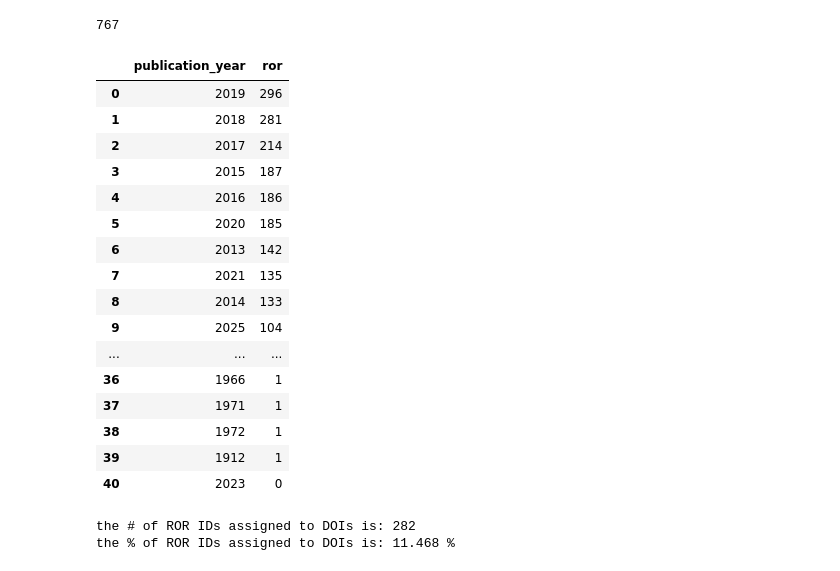
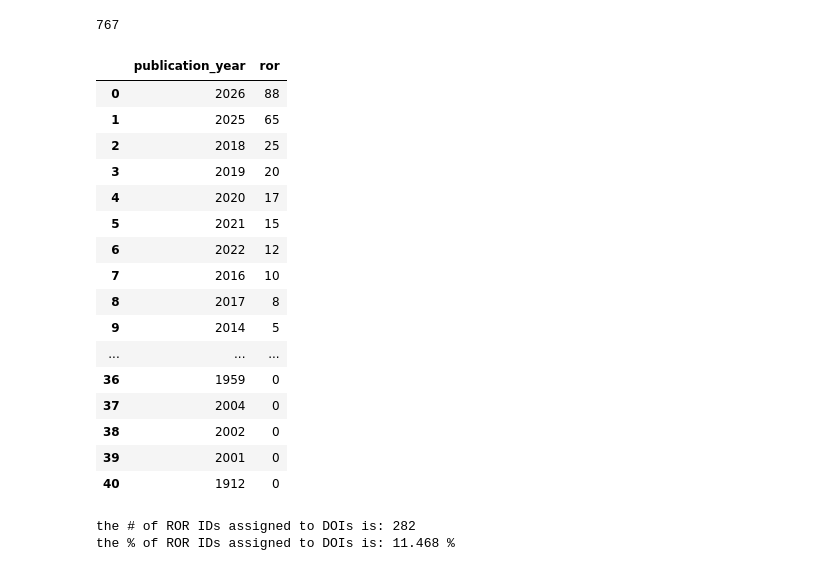
Before and after one commit to senderrr/OpenAlex, a Jupyter notebook: OpenAlexSourceVisuals.ipynb, the cells around one changed output. Saved outputs shown, nothing was run; the diff lists cells and outputs as text; code cells hidden in the pictures.

Commit message:
notna() correction

```diff
--- a/OpenAlexSourceVisuals.ipynb
+++ b/OpenAlexSourceVisuals.ipynb
@@ -51,25 +51,25 @@ df['ror'].isna().sum(), df['orcid'].isna().sum()
 # %% [output]
 767
 # %%
-df['ror'].isna().groupby(df['publication_year']).sum().reset_index().sort_values(by=['ror'], ascending=False).reset_index(drop=True)
+df['ror'].notna().groupby(df['publication_year']).sum().reset_index().sort_values(by=['ror'], ascending=False).reset_index(drop=True)
 # %% [output]
 |  | publication_year | ror |
-| 0 | 2019 | 296 |
-| 1 | 2018 | 281 |
-| 2 | 2017 | 214 |
-| 3 | 2015 | 187 |
-| 4 | 2016 | 186 |
-| 5 | 2020 | 185 |
-| 6 | 2013 | 142 |
-| 7 | 2021 | 135 |
-| 8 | 2014 | 133 |
-| 9 | 2025 | 104 |
+| 0 | 2026 | 88 |
+| 1 | 2025 | 65 |
+| 2 | 2018 | 25 |
+| 3 | 2019 | 20 |
+| 4 | 2020 | 17 |
+| 5 | 2021 | 15 |
+| 6 | 2022 | 12 |
+| 7 | 2016 | 10 |
+| 8 | 2017 | 8 |
+| 9 | 2014 | 5 |
 | ... | ... | ... |
-| 36 | 1966 | 1 |
-| 37 | 1971 | 1 |
-| 38 | 1972 | 1 |
-| 39 | 1912 | 1 |
-| 40 | 2023 | 0 |
+| 36 | 1959 | 0 |
+| 37 | 2004 | 0 |
+| 38 | 2002 | 0 |
+| 39 | 2001 | 0 |
+| 40 | 1912 | 0 |
 # %%
 topics_display_name_ror_perc = df['ror'].count()
 print('the # of ROR IDs assigned to DOIs is:', topics_display_name_ror_perc), print('the % of ROR IDs assigned to DOIs is:', round(topics_display_name_ror_perc / len(df) * 100, 3),'%')
```
Also changed, not shown: parts of 2 cells of this notebook.
